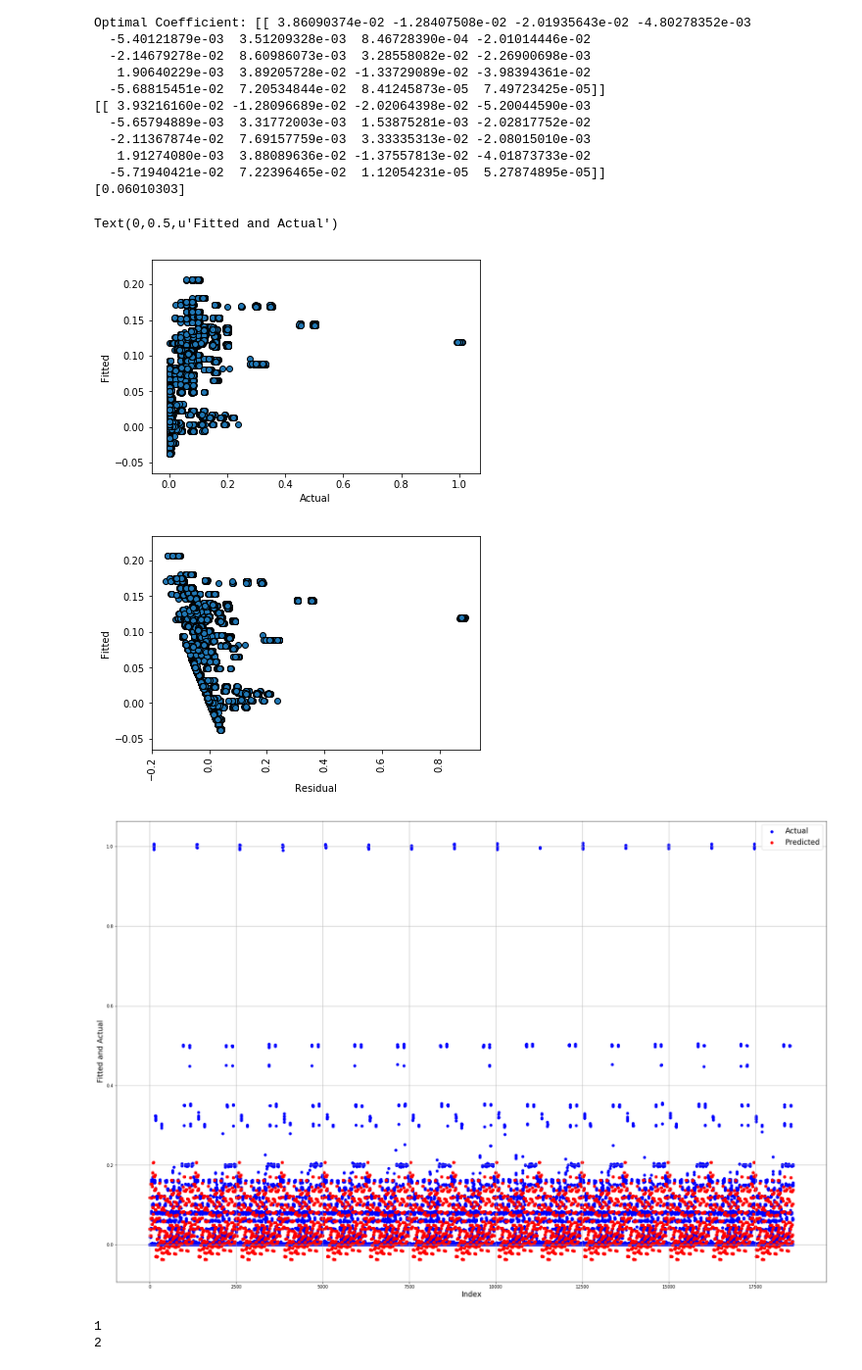
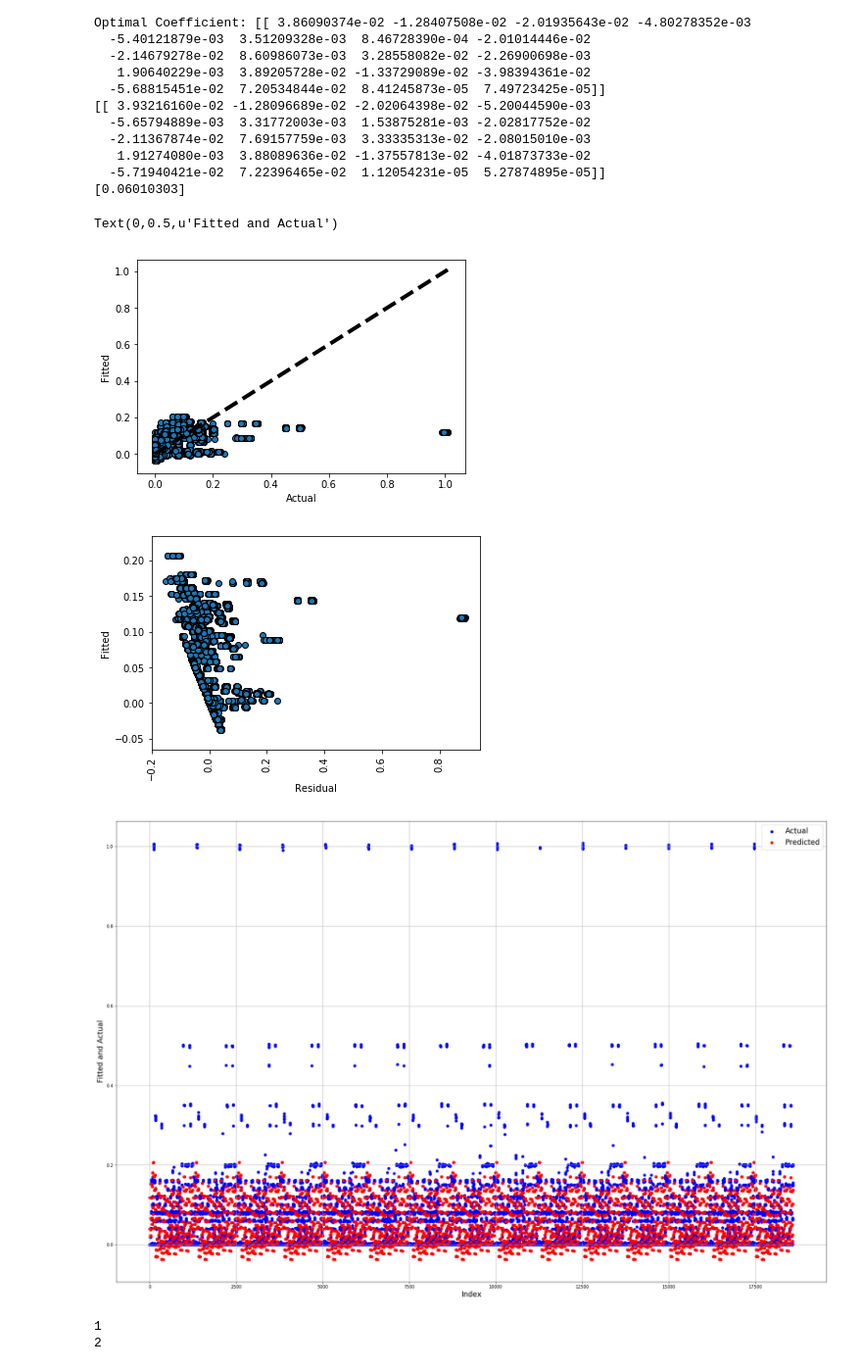
Before and after one commit to Jas-Jess/ee219, a Jupyter notebook: Project 4/Project 4 Part 1, Part 2a, e.ipynb, the cells around one changed output. Shown at 98% size. Cells and saved outputs as stored; diff of their text form; code cells hidden in the pictures.

```diff
--- a/Project 4/Project 4 Part 1, Part 2a, e.ipynb
+++ b/Project 4/Project 4 Part 1, Part 2a, e.ipynb
@@ -865,32 +870,33 @@ Optimal Coefficient: [[ 3.86090374e-02 -1.28407508e-02 -2.01935643e-02 -4.802783
 # %%
 #Plot graph as Fitted vs Actual
 plt.figure()
 plt.scatter(x=y_actual, y=y_pred, edgecolors=(0, 0, 0))
+plt.plot([y_actual.min(), y_actual.max()], [y_actual.min(), y_actual.max()], 'k--', lw=4)
 plt.xlabel('Actual')
 plt.ylabel('Fitted')
 
 #Plot residual
 residual = y_actual - y_pred
 
 plt.figure()
 plt.xticks(rotation='vertical')
 plt.scatter(x=residual, y=y_pred, edgecolors=(0, 0, 0))
 plt.xlabel('Residual')
 plt.ylabel('Fitted')
 plt.xlim((min(residual) - 0.05, max(residual) +0.05))
 
 #Plot graph as Value vs Index
 plt.figure(figsize=((30,20)))
 plt.grid(True)
 p1 = plt.scatter(y=y_actual, x=range(0,len(y_pred)), color= 'blue')
 p2 = plt.scatter(y=y_pred, x=range(0,len(y_pred)), color = 'red')
 plt.legend((p1, p2), ('Actual', 'Predicted'), fontsize = 'xx-large')
 
 plt.xlabel('Index', fontsize = 'xx-large')
 plt.ylabel('Fitted and Actual', fontsize = 'xx-large')
 # %% [output]
 Text(0,0.5,u'Fitted and Actual')
-[figure, old version]
+[figure, new version]
 [figure]
 [figure]
 # %%
```
Also changed, not shown: parts of 12 cells of this notebook.
